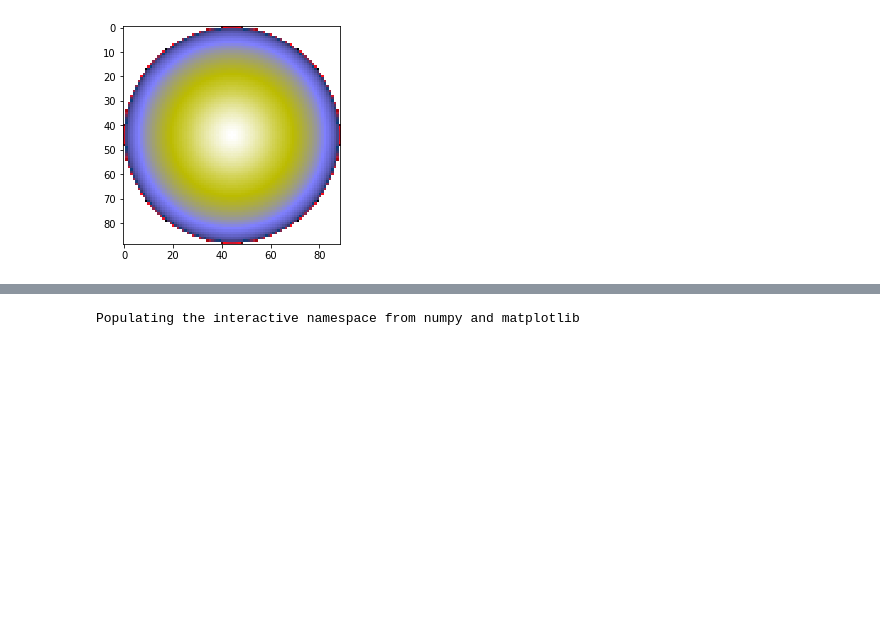
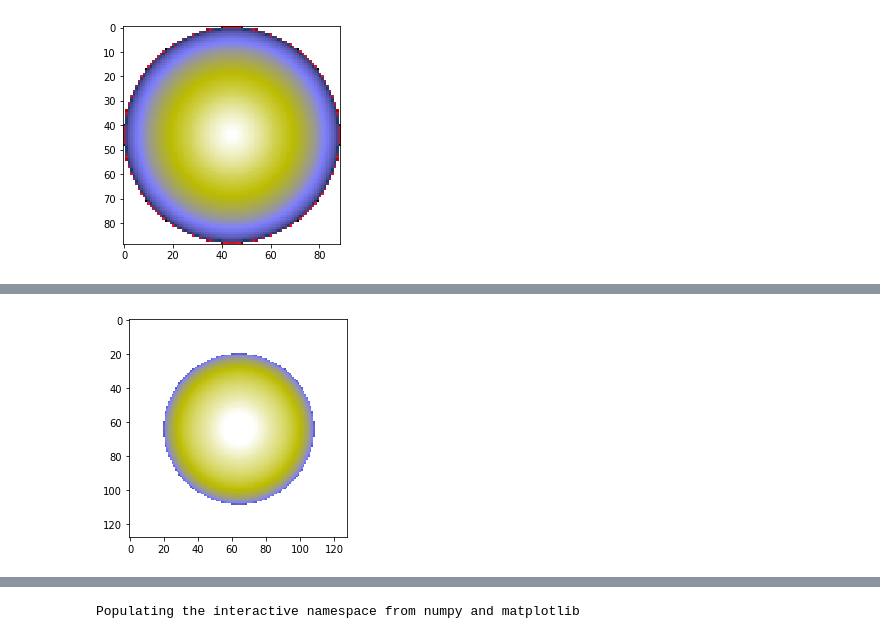
Before and after one commit to CosmoStat/ShapeDeconv, a Jupyter notebook: data/BuildingCOSMOS_PSF.ipynb, the cells around one changed output, grey strips where cells are left out. Saved outputs shown, nothing was run; the diff lists cells and outputs as text; code cells hidden in the pictures; blank space fills up the shorter version.

```diff
--- a/data/BuildingCOSMOS_PSF.ipynb
+++ b/data/BuildingCOSMOS_PSF.ipynb
@@ -78,3 +76,10 @@ effective_psf = galsim.InterpolatedKImage(galsim.ImageCD(cropped+0j, scale=kscal
 # %%
 nyquist_scale = effective_psf.nyquist_scale
 dilation_ratio = 0.168/nyquist_scale
+# %%
+effective_psf = galsim.InterpolatedKImage(galsim.ImageCD(cropped+0j, scale=kscale))
+from astropy.io import fits
+# Exporting the effective PSF
+im = effective_psf.drawKImage(nx=stamp_size,ny=stamp_size, scale=kscale) # HST pixel scale
+fits.writeto('./hst_cosmos_effective_psf.fits', np.abs(im.array), clobber=True)
+# %% [output]
@@ -80,0 +87 @@ dilation_ratio = 0.168/nyquist_scale
+[figure, added]
```
Also changed, not shown: parts of 10 cells of this notebook, 6 other files.
